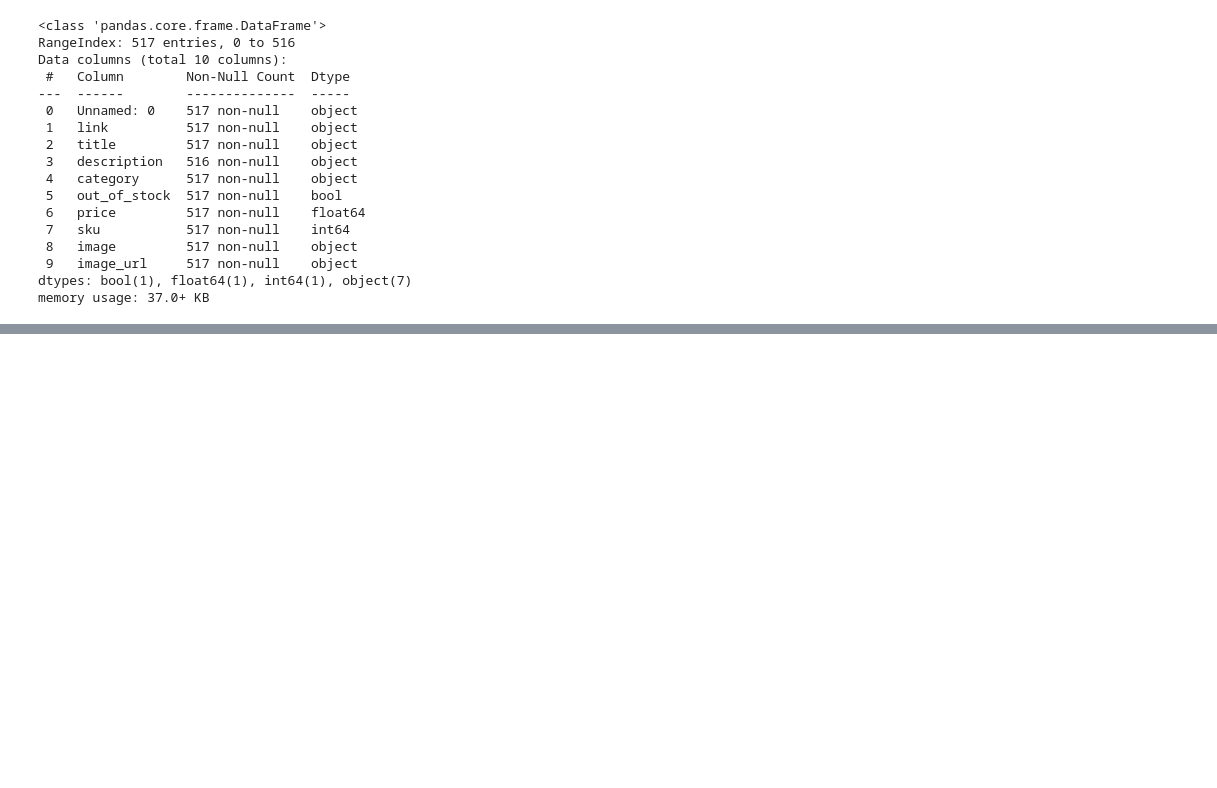
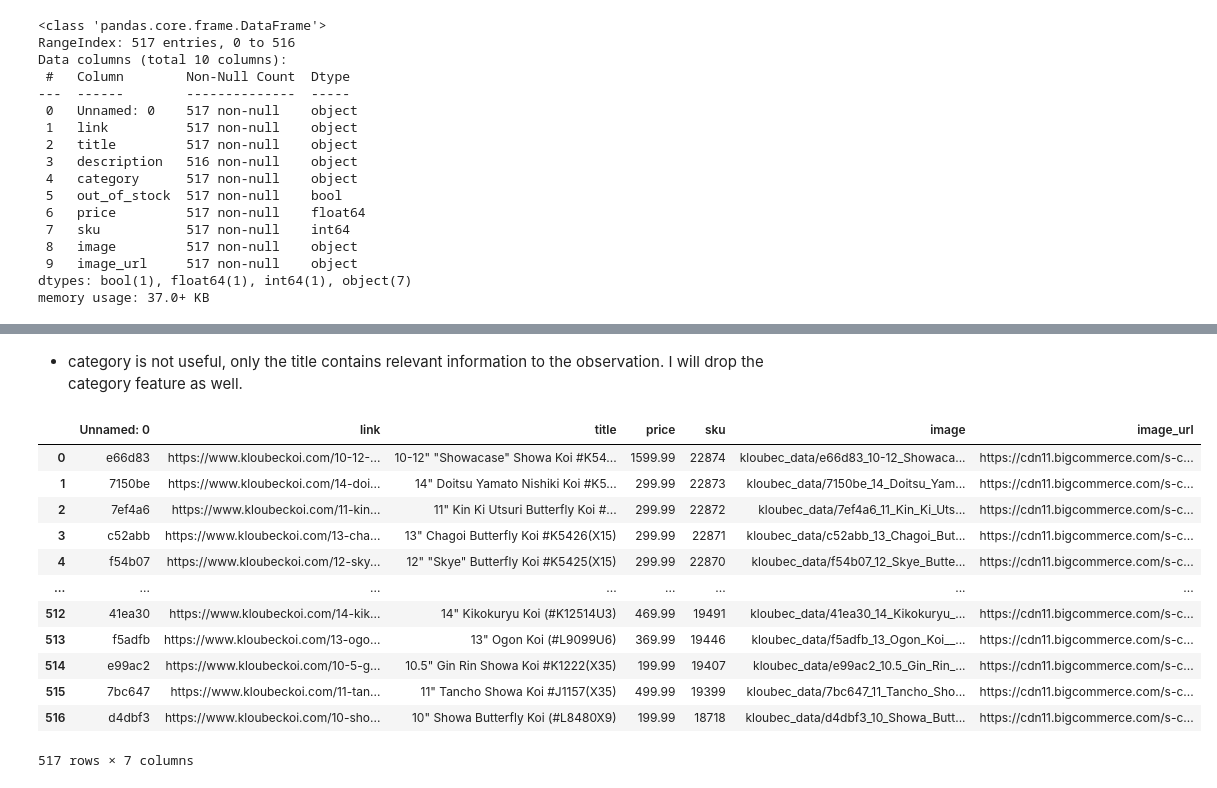
Before and after one commit to annahanslc/koi-price-prediction, a Jupyter notebook: bigger_dataset/2_EDA.ipynb, the cells around one changed output, grey strips where cells are left out. Cells and saved outputs as stored; diff of their text form; code cells hidden in the pictures; blank space fills up the shorter version.

```diff
--- a/bigger_dataset/2_EDA.ipynb
+++ b/bigger_dataset/2_EDA.ipynb
@@ -81,0 +243,4 @@ kloubec.head()
+# %%
+# drop description and out_of_stock features
+
+kloubec = kloubec.drop(columns=['description', 'out_of_stock'])
@@ -81,0 +270,21 @@ kloubec.head()
+# %% [markdown]
+- category is not useful, only the title contains relevant information to the observation. I will drop the category feature as well.
+# %%
+# drop category feature
+
+kloubec = kloubec.drop(columns=['category'])
+kloubec
+# %% [output]
+|  | Unnamed: 0 | link | title | price | sku | image | image_url |
+| 0 | e66d83 | https://www.kloubeckoi.com/10-12-... | 10-12" "Showacase" Showa Koi #K54... | 1599.99 | 22874 | kloubec_data/e66d83_10-12_Showaca... | https://cdn11.bigcommerce.com/s-c... |
+| 1 | 7150be | https://www.kloubeckoi.com/14-doi... | 14" Doitsu Yamato Nishiki Koi #K5... | 299.99 | 22873 | kloubec_data/7150be_14_Doitsu_Yam... | https://cdn11.bigcommerce.com/s-c... |
+| 2 | 7ef4a6 | https://www.kloubeckoi.com/11-kin... | 11" Kin Ki Utsuri Butterfly Koi #... | 299.99 | 22872 | kloubec_data/7ef4a6_11_Kin_Ki_Uts... | https://cdn11.bigcommerce.com/s-c... |
+| 3 | c52abb | https://www.kloubeckoi.com/13-cha... | 13" Chagoi Butterfly Koi #K5426(X15) | 299.99 | 22871 | kloubec_data/c52abb_13_Chagoi_But... | https://cdn11.bigcommerce.com/s-c... |
+| 4 | f54b07 | https://www.kloubeckoi.com/12-sky... | 12" "Skye" Butterfly Koi #K5425(X15) | 299.99 | 22870 | kloubec_data/f54b07_12_Skye_Butte... | https://cdn11.bigcommerce.com/s-c... |
+| ... | ... | ... | ... | ... | ... | ... | ... |
+| 512 | 41ea30 | https://www.kloubeckoi.com/14-kik... | 14" Kikokuryu Koi (#K12514U3) | 469.99 | 19491 | kloubec_data/41ea30_14_Kikokuryu_... | https://cdn11.bigcommerce.com/s-c... |
+| 513 | f5adfb | https://www.kloubeckoi.com/13-ogo... | 13" Ogon Koi (#L9099U6) | 369.99 | 19446 | kloubec_data/f5adfb_13_Ogon_Koi__... | https://cdn11.bigcommerce.com/s-c... |
+| 514 | e99ac2 | https://www.kloubeckoi.com/10-5-g... | 10.5" Gin Rin Showa Koi #K1222(X35) | 199.99 | 19407 | kloubec_data/e99ac2_10.5_Gin_Rin_... | https://cdn11.bigcommerce.com/s-c... |
+| 515 | 7bc647 | https://www.kloubeckoi.com/11-tan... | 11" Tancho Showa Koi #J1157(X35) | 499.99 | 19399 | kloubec_data/7bc647_11_Tancho_Sho... | https://cdn11.bigcommerce.com/s-c... |
+| 516 | d4dbf3 | https://www.kloubeckoi.com/10-sho... | 10" Showa Butterfly Koi (#L8480X9) | 199.99 | 18718 | kloubec_data/d4dbf3_10_Showa_Butt... | https://cdn11.bigcommerce.com/s-c... |
+517 rows × 7 columns
```
Also changed, not shown: parts of 28 cells of this notebook, 3 other files.
